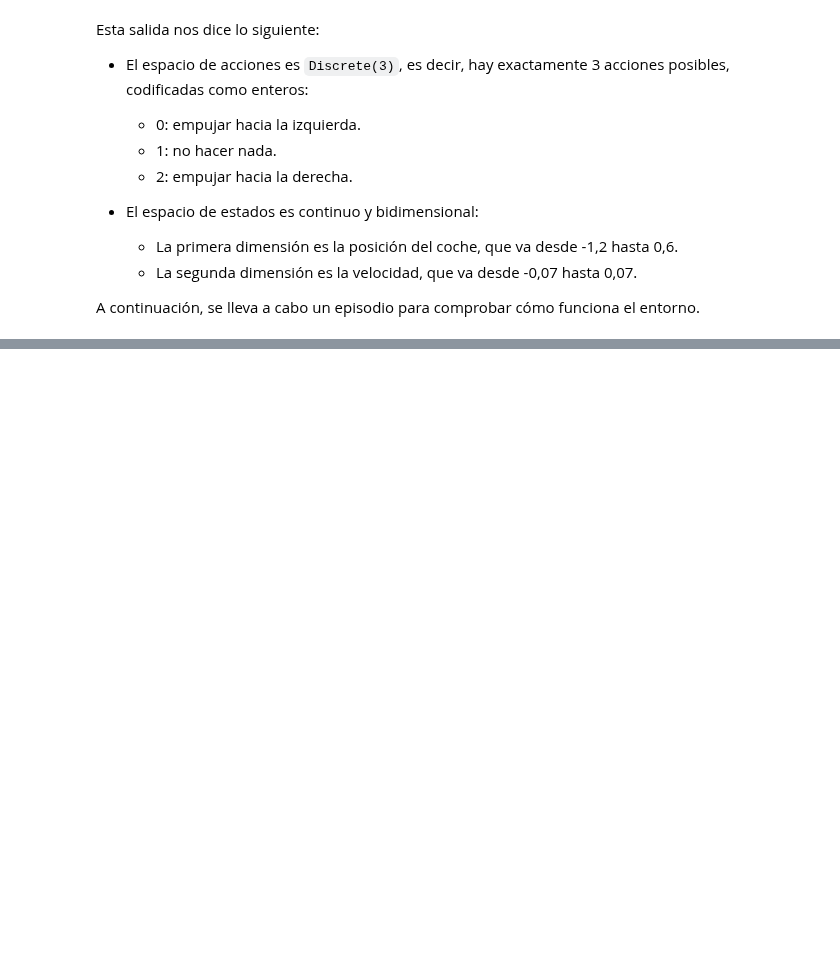
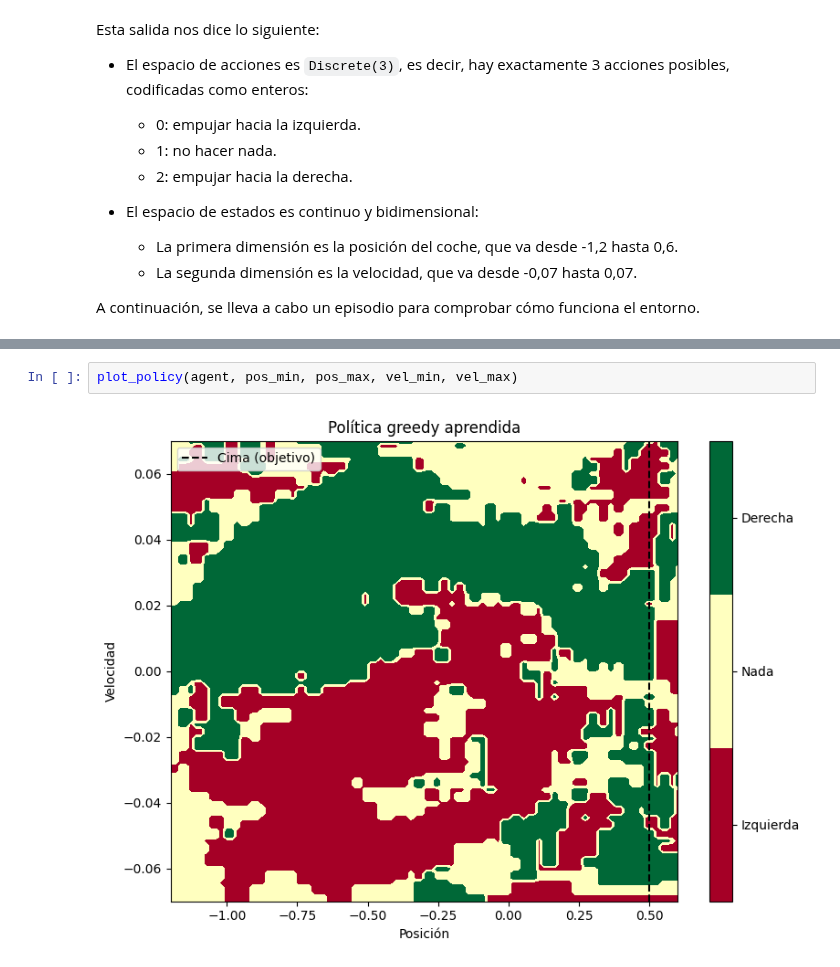
Before and after one commit to angelms2003/FernandezMartinezPolo-EML-RL, a Jupyter notebook: Entornos_Complejos/SARSA_semi_gradiente.ipynb, the cells around one changed output, grey strips where cells are left out. Drawn from its saved outputs; the diff is of its cells as text; blank space fills up the shorter version.

```diff
--- a/Entornos_Complejos/SARSA_semi_gradiente.ipynb
+++ b/Entornos_Complejos/SARSA_semi_gradiente.ipynb
@@ -179,0 +1060,4 @@ Antes de pasar a
+# %%
+plot_policy(agent, pos_min, pos_max, vel_min, vel_max)
+# %% [output]
+[figure, added]
```
Also changed, not shown: parts of 47 cells of this notebook, 2 other files.
